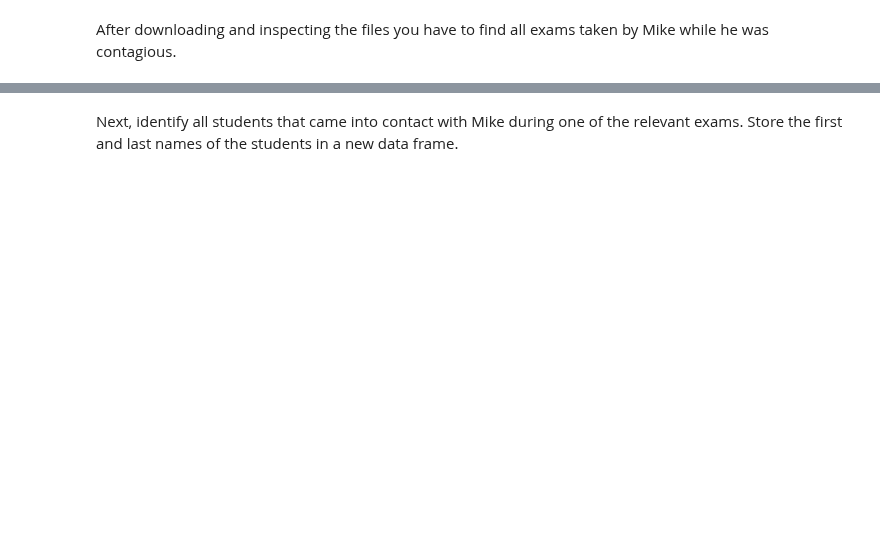
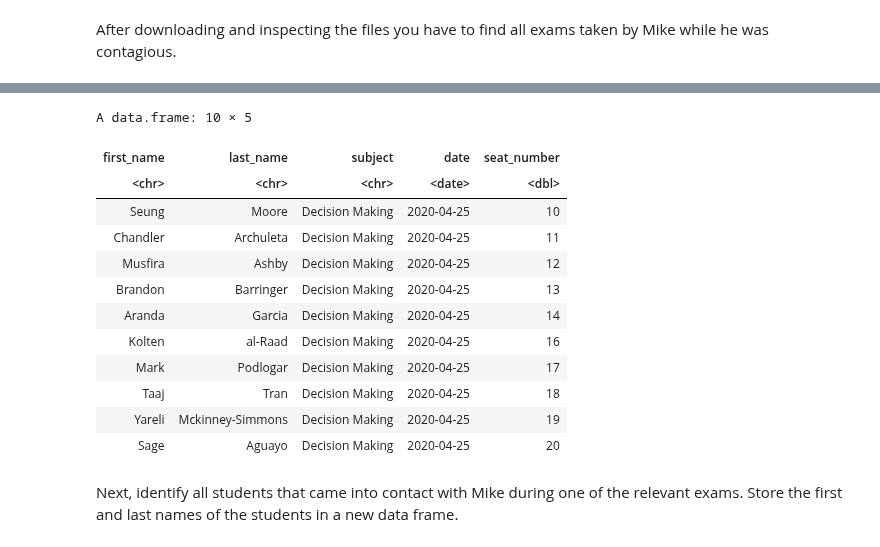
Before and after one commit to michiWS1920/ADS20, a Jupyter notebook: ADS_Programming_Assignment_1.ipynb, the cells around one changed output, grey strips where cells are left out. Saved outputs shown, nothing was run; the diff lists cells and outputs as text; code cells hidden in the pictures; blank space fills up the shorter version.

```diff
--- a/ADS_Programming_Assignment_1.ipynb
+++ b/ADS_Programming_Assignment_1.ipynb
@@ -633,2 +687,21 @@ After downloading and inspecting the files you have to find all exams taken by M
+# %%
+exam_data %>%
+filter(between(seat_number, 10, 20), subject == "Decision Making", last_name != "Williams") %>%
+arrange(seat_number) -> dm_contagion
+dm_contagion
+# %% [output]
+A data.frame: 10 × 5
+| first_name | last_name | subject | date | seat_number |
+| <chr> | <chr> | <chr> | <date> | <dbl> |
+| Seung | Moore | Decision Making | 2020-04-25 | 10 |
+| Chandler | Archuleta | Decision Making | 2020-04-25 | 11 |
+| Musfira | Ashby | Decision Making | 2020-04-25 | 12 |
+| Brandon | Barringer | Decision Making | 2020-04-25 | 13 |
+| Aranda | Garcia | Decision Making | 2020-04-25 | 14 |
+| Kolten | al-Raad | Decision Making | 2020-04-25 | 16 |
+| Mark | Podlogar | Decision Making | 2020-04-25 | 17 |
+| Taaj | Tran | Decision Making | 2020-04-25 | 18 |
+| Yareli | Mckinney-Simmons | Decision Making | 2020-04-25 | 19 |
+| Sage | Aguayo | Decision Making | 2020-04-25 | 20 |
 # %% [markdown]
 Next, identify all students that came into contact with Mike during one of the relevant exams. Store the first and last names of the students in a new data frame.
```
Also changed, not shown: parts of 10 cells of this notebook.
